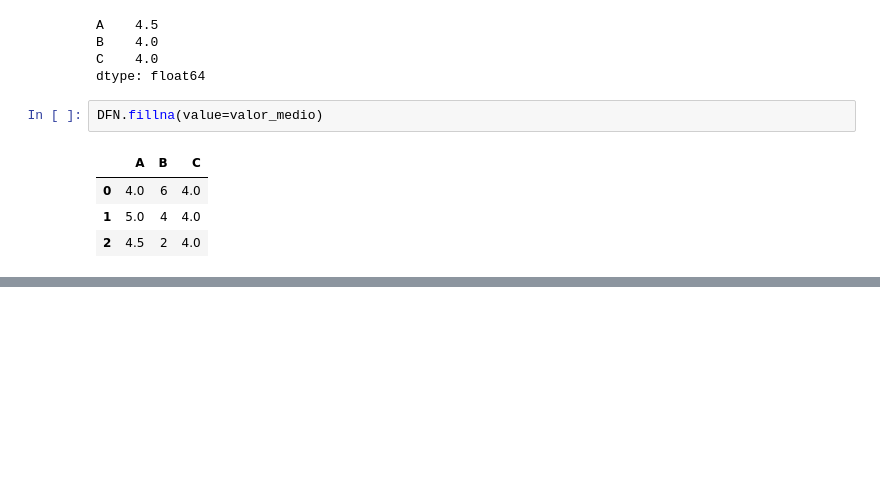
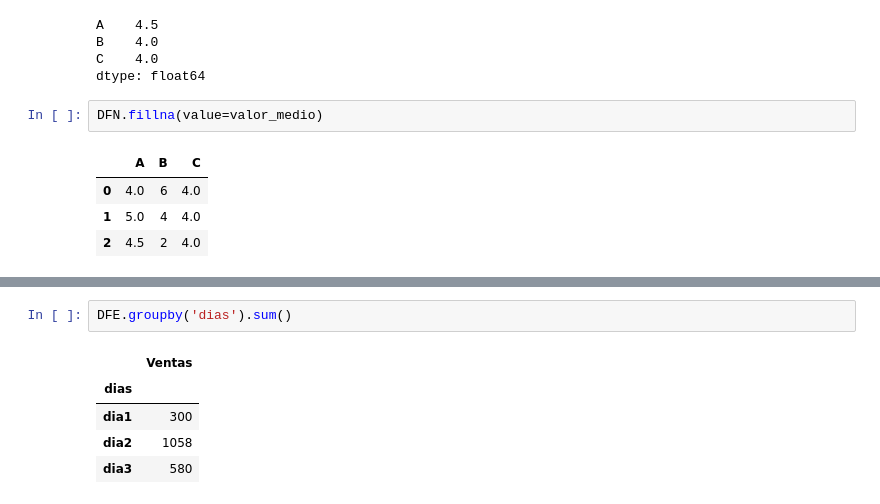
Before and after one commit to juandifs00/Trabajos_Personales, a Jupyter notebook: Curso_ML_Python/dataframes.ipynb, the cells around one changed output, grey strips where cells are left out. Saved outputs shown, nothing was run; the diff lists cells and outputs as text; blank space fills up the shorter version.

```diff
--- a/Curso_ML_Python/dataframes.ipynb
+++ b/Curso_ML_Python/dataframes.ipynb
@@ -228,0 +252,8 @@ DFN.fillna(value=valor_medio)
+# %%
+DFE.groupby('dias').sum()
+# %% [output]
+|  | Ventas |
+| dias |  |
+| dia1 | 300 |
+| dia2 | 1058 |
+| dia3 | 580 |
```
Also changed, not shown: parts of 4 cells of this notebook.
